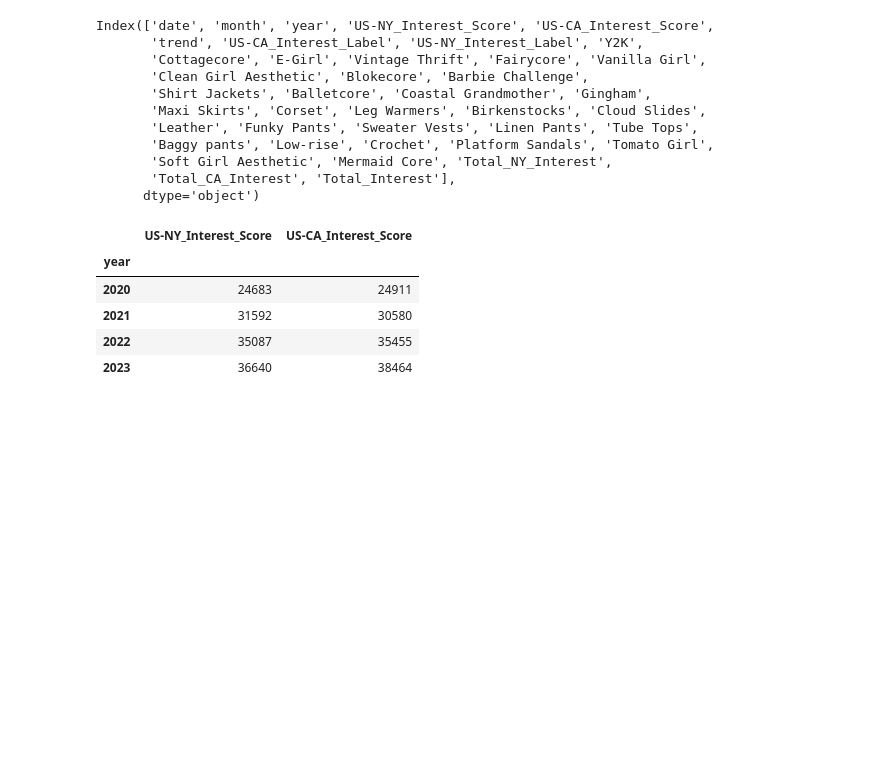
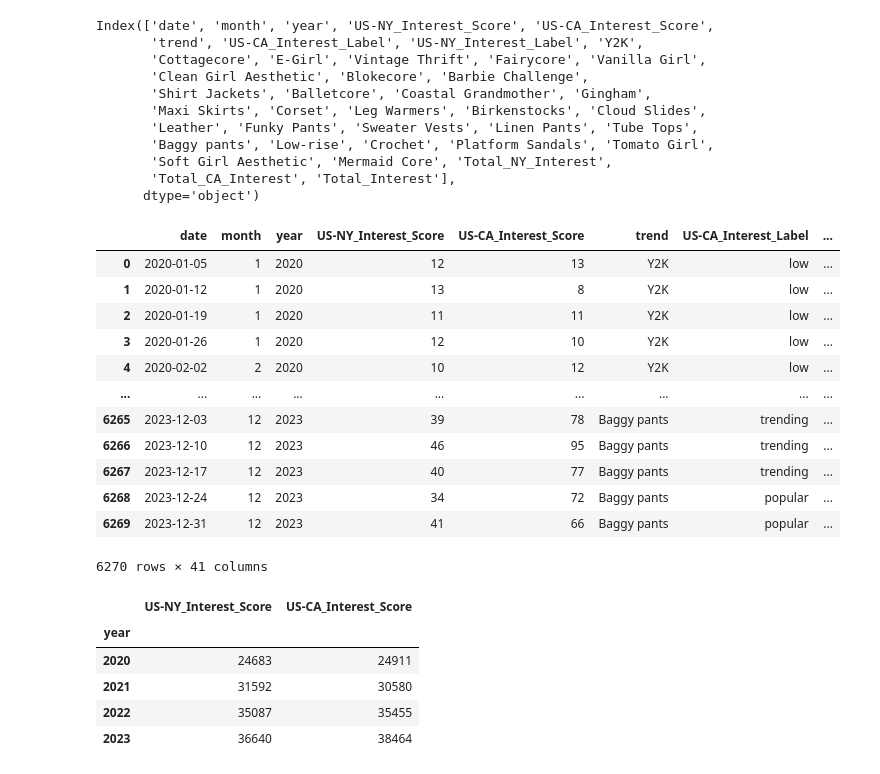
Before and after one commit to COGS108/Group011_WI24, a Jupyter notebook: EDACheckpoint_Group011_WI24.ipynb, the cells around one changed output. Drawn from its saved outputs; the diff is of its cells as text; code cells hidden in the pictures; blank space fills up the shorter version.

```diff
--- a/EDACheckpoint_Group011_WI24.ipynb
+++ b/EDACheckpoint_Group011_WI24.ipynb
@@ -590,6 +632,22 @@ Index(['date', 'month', 'year', 'US-NY_Interest_Score', 'US-CA_Interest_Score',
        'Soft Girl Aesthetic', 'Mermaid Core', 'Total_NY_Interest',
        'Total_CA_Interest', 'Total_Interest'],
       dtype='object')
+# %%
+df_all_trends
+# %% [output]
+|  | date | month | year | US-NY_Interest_Score | US-CA_Interest_Score | trend | US-CA_Interest_Label | ... |
+| 0 | 2020-01-05 | 1 | 2020 | 12 | 13 | Y2K | low | ... |
+| 1 | 2020-01-12 | 1 | 2020 | 13 | 8 | Y2K | low | ... |
+| 2 | 2020-01-19 | 1 | 2020 | 11 | 11 | Y2K | low | ... |
+| 3 | 2020-01-26 | 1 | 2020 | 12 | 10 | Y2K | low | ... |
+| 4 | 2020-02-02 | 2 | 2020 | 10 | 12 | Y2K | low | ... |
+| ... | ... | ... | ... | ... | ... | ... | ... | ... |
+| 6265 | 2023-12-03 | 12 | 2023 | 39 | 78 | Baggy pants | trending | ... |
+| 6266 | 2023-12-10 | 12 | 2023 | 46 | 95 | Baggy pants | trending | ... |
+| 6267 | 2023-12-17 | 12 | 2023 | 40 | 77 | Baggy pants | trending | ... |
+| 6268 | 2023-12-24 | 12 | 2023 | 34 | 72 | Baggy pants | popular | ... |
+| 6269 | 2023-12-31 | 12 | 2023 | 41 | 66 | Baggy pants | popular | ... |
+6270 rows × 41 columns
 # %%
 yearly_interest_combined = df_all_trends.groupby(df_all_trends['year'])[['US-NY_Interest_Score', 'US-CA_Interest_Score']].sum()
 yearly_interest_combined
```
Also changed, not shown: parts of 10 cells of this notebook.
